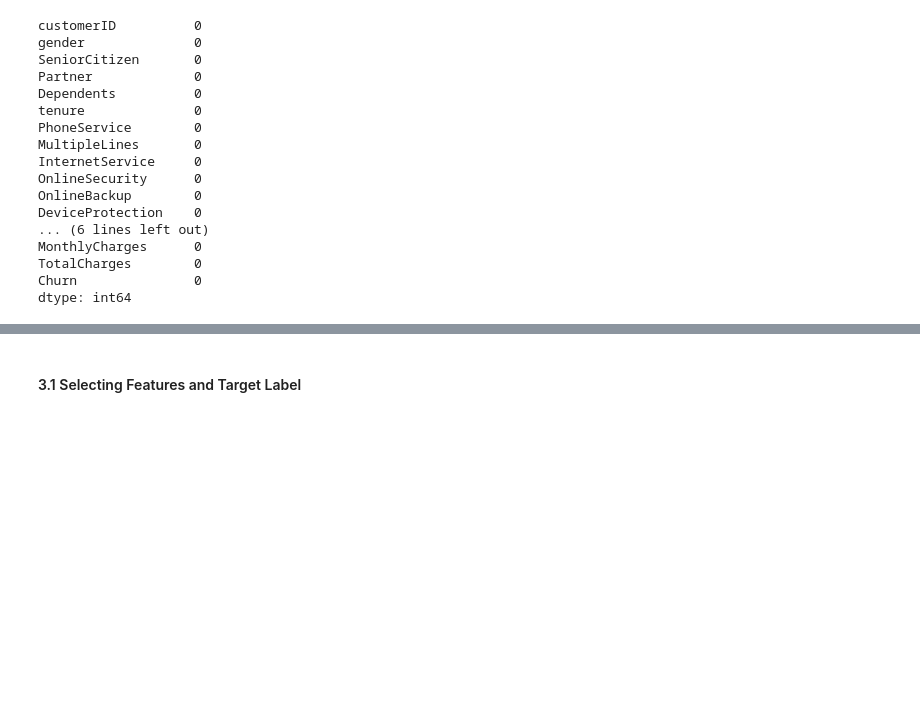
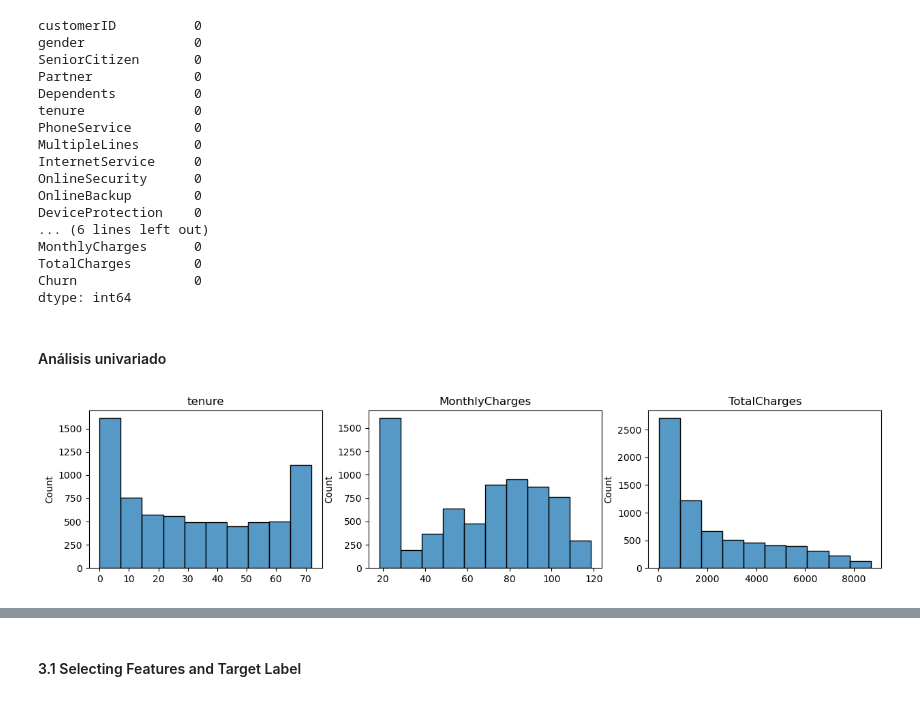
Before and after one commit to VictorCabrejos/telecom-churn-ml, a Jupyter notebook: notebooks/churn_analysis.ipynb, the cells around one changed output, grey strips where cells are left out. Saved outputs shown, nothing was run; the diff lists cells and outputs as text; code cells hidden in the pictures; blank space fills up the shorter version.

```diff
--- a/notebooks/churn_analysis.ipynb
+++ b/notebooks/churn_analysis.ipynb
@@ -295,3 +270,16 @@ MonthlyCharges      0
 TotalCharges        0
 Churn               0
 dtype: int64
+# %% [markdown]
+#### Análisis univariado
+# %%
+fig,axes=plt.subplots(1,3, figsize=(15, 3))
+ax = sns.histplot(df_churn['tenure'].values, ax=axes[0], bins=10)
+ax.set_title('tenure')
+ax = sns.histplot(df_churn['MonthlyCharges'].values,ax=axes[1], bins=10)
+ax.set_title('MonthlyCharges')
+ax = sns.histplot(df_churn['TotalCharges'].values, ax=axes[2], bins=10)
+ax.set_title('TotalCharges')
+plt.show()
+# %% [output]
+[figure, added]
```
Also changed, not shown: parts of 29 cells of this notebook.
